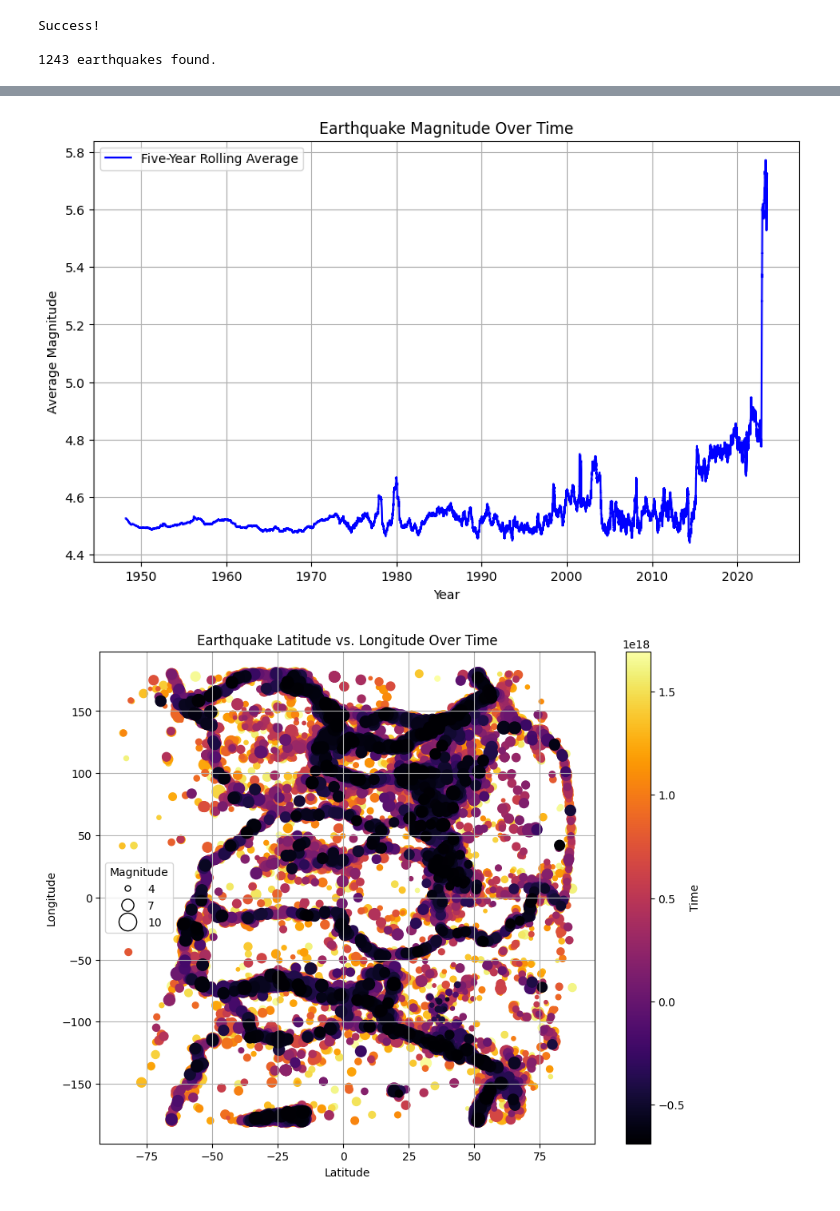
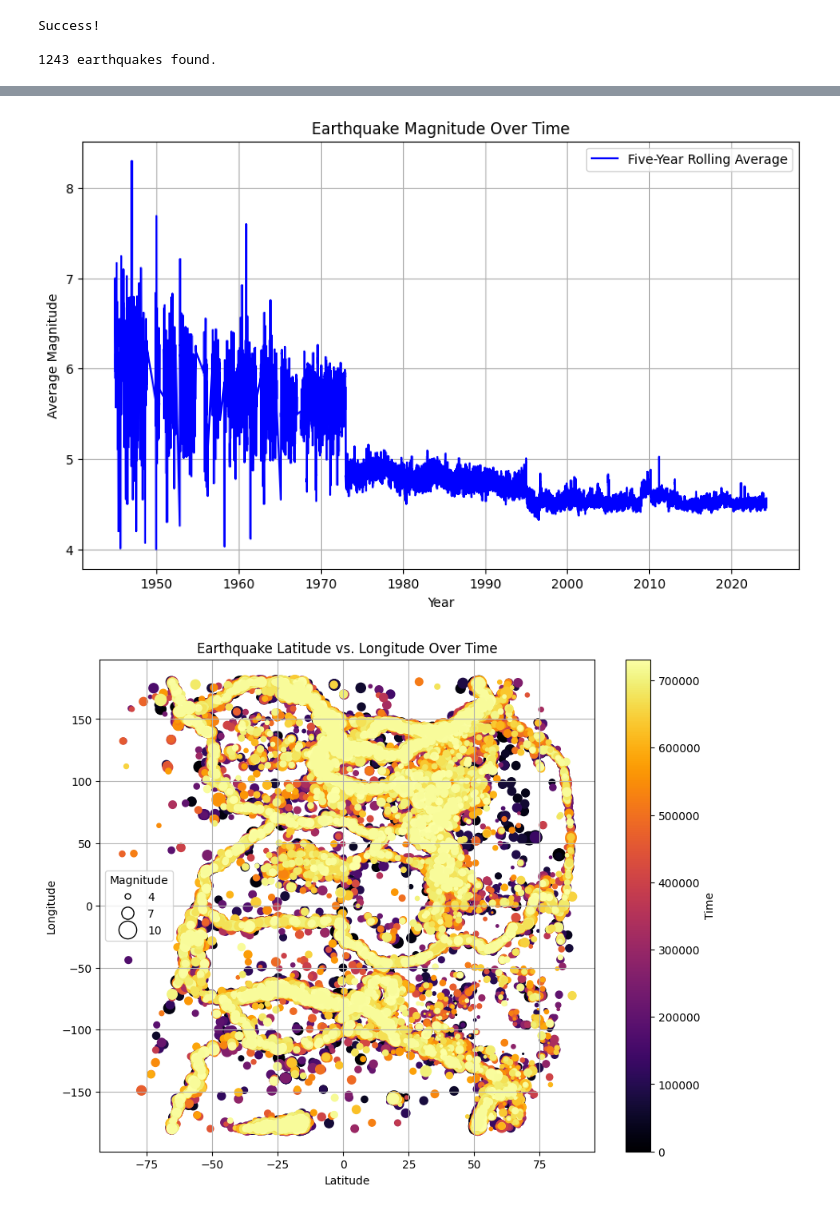
Before and after one commit to johnny-woodtke/quakin, a Jupyter notebook: main.ipynb, the cells around one changed output, grey strips where cells are left out. Saved outputs shown, nothing was run; the diff lists cells and outputs as text; code cells hidden in the pictures.

```diff
--- a/main.ipynb
+++ b/main.ipynb
@@ -190,5 +214,7 @@ import pandas as pd
 
 df = pd.read_csv(IMPORT_FILE_NAME + '.csv', index_col=0)
 
-# convert time column to datetime
+# convert time column to datetime and sort by datetime
 df['datetime'] = pd.to_datetime(df['time'], unit='ms')
+df = df.drop(columns=['time'])
+df = df.sort_values(by='datetime')
@@ -234,16 +246,19 @@ plt.show()
 # earthquake magnitude over time (five year rolling average)
 import matplotlib.pyplot as plt
 
-# Sort the DataFrame by time
+# copy dataframe
 mag = df.copy()
-mag = mag.sort_values(by='datetime')
+mag = mag.set_index('datetime')
 
-# Calculate the one year rolling average of 'magnitude'
-rolling_average = mag['magnitude'].rolling(window=365*5).mean()
+# filter out rows with magnitude less than 4
+mag = mag[mag['magnitude'] >= 4]
+
+# Calculate rolling average of 'magnitude'
+rolling_average = mag.rolling(window=timedelta(days=7)).mean()
 
 # Create the line plot
 plt.figure(figsize=(10, 6))
-plt.plot(df['datetime'], rolling_average, label='Five-Year Rolling Average', color='blue')
+plt.plot(rolling_average.index, rolling_average['magnitude'], label='Five-Year Rolling Average', color='blue')
 plt.xlabel('Year')
 plt.ylabel('Average Magnitude')
 plt.title('Earthquake Magnitude Over Time')
@@ -251,41 +266,41 @@ plt.legend()
 plt.grid(True)
 plt.show()
 # %% [output]
-[figure, old version]
+[figure, new version]
 # %%
 # earthquake location over time
 import matplotlib.pyplot as plt
 from matplotlib.cm import ScalarMappable
 
+# copy the DataFrame
 loc = df.copy()
-loc.sort_values(by='datetime', ascending=False)
 
 # scale the 'magnitude' values to determine marker sizes
 def get_marker_size(magnitude: float):
     min_magnitude = 4
     max_magnitude = 10
     return 10 + 250 * (magnitude - min_magnitude) / (max_magnitude - min_magnitude)
 
 marker_sizes = get_marker_size(loc['magnitude'])
 
 # create marker size legend
 def get_marker_legend_element(markersize: int, label: str):
     return plt.Line2D([0], [0], marker='o', color='k', markerfacecolor='w', markersize=markersize, label=label, linestyle='None')
 
 legend_elements = [
     get_marker_legend_element(markersize=5, label='4'),
     get_marker_legend_element(markersize=11, label='7'),
     get_marker_legend_element(markersize=16, label='10')
 ]
 
 plt.figure(figsize=(10, 8))
-plt.scatter(loc['latitude'], loc['longitude'], c=loc['datetime'], cmap='inferno', s=marker_sizes)
+plt.scatter(loc['latitude'], loc['longitude'], c=loc.index, cmap='inferno', s=marker_sizes)
 plt.colorbar(label='Time')
 plt.legend(handles=legend_elements, loc='center left', title='Magnitude')
 plt.xlabel('Latitude')
 plt.ylabel('Longitude')
 plt.title('Earthquake Latitude vs. Longitude Over Time')
 plt.grid(True)
 plt.show()
 # %% [output]
-[figure, old version]
+[figure, new version]
```
Also changed, not shown: parts of 7 cells of this notebook, 2 other files.
